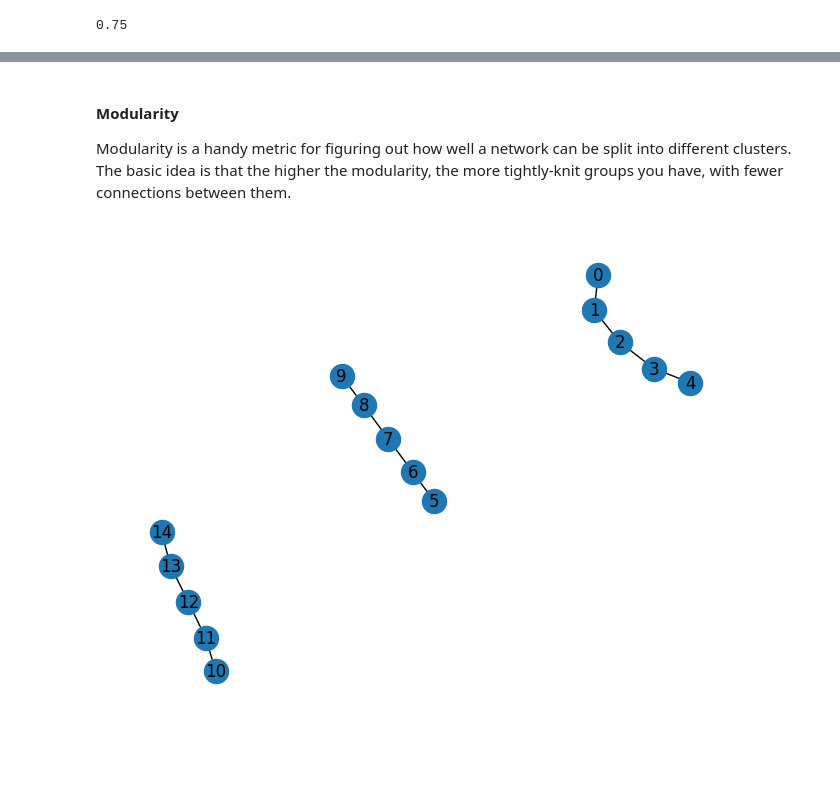
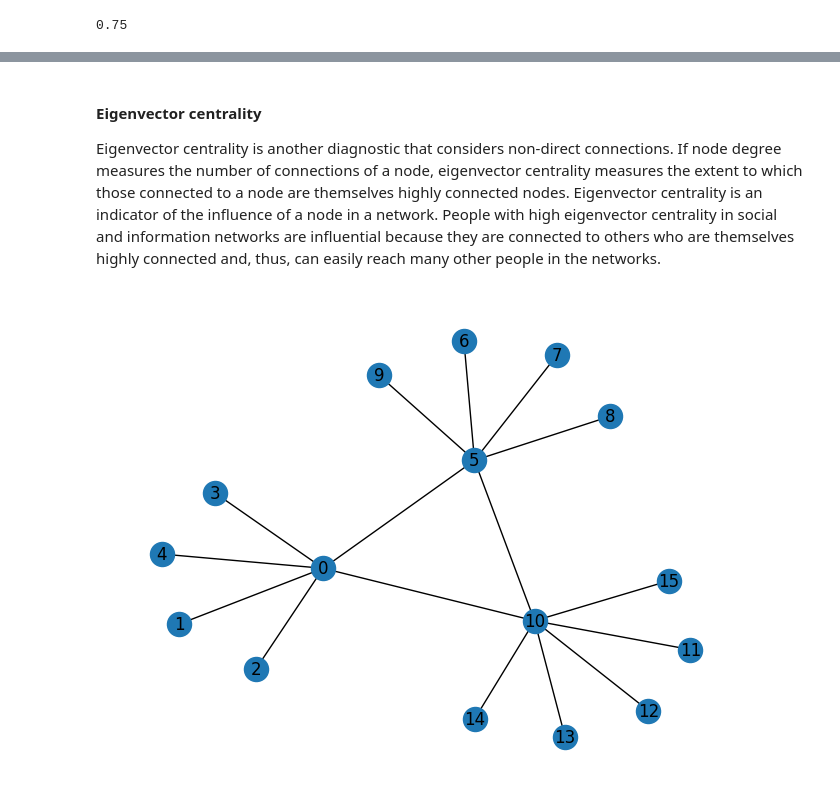
Before and after one commit to Sacredfuel/data-visualization-sp26, a Jupyter notebook: lectures/lecture9.ipynb, the cells around one changed output, grey strips where cells are left out. Cells and saved outputs as stored; diff of their text form; code cells hidden in the pictures; blank space fills up the shorter version.

```diff
--- a/lectures/lecture9.ipynb
+++ b/lectures/lecture9.ipynb
@@ -78,18 +98,20 @@ nx.transitivity(G)
 # %% [markdown]
 ![image](../attachments/densityvstransivity.png)
 # %% [markdown]
-#### Modularity
+#### Eigenvector centrality
 
-Modularity is a handy metric for figuring out how well a network can be split into different clusters. The basic idea is that the higher the modularity, the more tightly-knit groups you have, with fewer connections between them.
+Eigenvector centrality is another diagnostic that considers non-direct connections. If node degree measures the number of connections of a node, eigenvector centrality measures the extent to which those connected to a node are themselves highly connected nodes. Eigenvector centrality is an indicator of the influence of a node in a network. People with high eigenvector centrality in social and information networks are influential because they are connected to others who are themselves highly connected and, thus, can easily reach many other people in the networks.
 # %%
-D1, D2, D3 = nx.path_graph(5), nx.path_graph(5), nx.path_graph(5)
+D1, D2, D3 = nx.star_graph(5), nx.star_graph(5), nx.star_graph(5)
 
 D2 = nx.relabel_nodes(D2, lambda x : x + 5)
 D3 = nx.relabel_nodes(D3, lambda x : x + 10)
 
 D = nx.compose_all([D1, D2, D3])
 
+D.add_edges_from([(0,5),(5,10),(0,10)])
+
 nx.draw(D, with_labels=True)
 # %% [output]
-[figure, old version]
+[figure, new version]
 # %%
```
Also changed, not shown: parts of 37 cells of this notebook, 2 other files.
